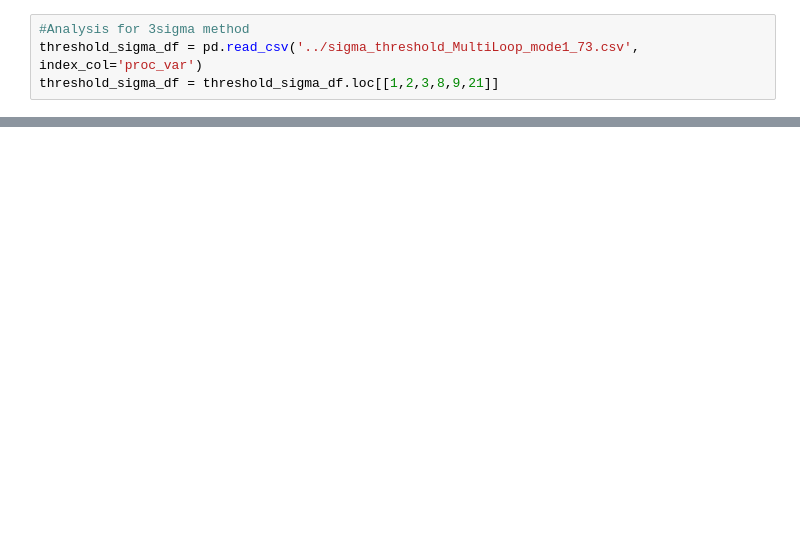
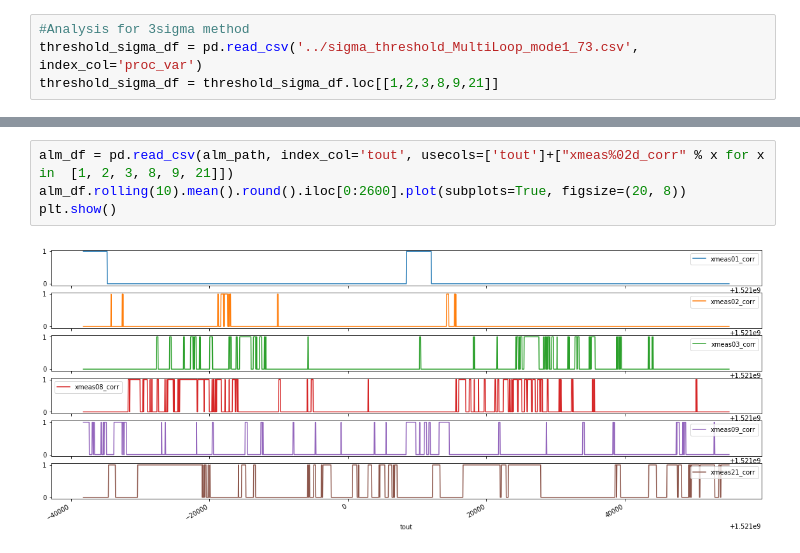
Before and after one commit to ruteee/pesquisa, a Jupyter notebook: Notebooks/Process Plot.ipynb, the cells around one changed output, grey strips where cells are left out. Drawn from its saved outputs; the diff is of its cells as text; blank space fills up the shorter version.

```diff
--- a/Notebooks/Process Plot.ipynb
+++ b/Notebooks/Process Plot.ipynb
@@ -60,3 +63,9 @@ plt.show()
+# %%
+alm_df = pd.read_csv(alm_path, index_col='tout', usecols=['tout']+["xmeas%02d_corr" % x for x in  [1, 2, 3, 8, 9, 21]])
+alm_df.rolling(10).mean().round().iloc[0:2600].plot(subplots=True, figsize=(20, 8))
+plt.show()
+# %% [output]
+[figure, added]
 # %%
 #Plot vars 3sigma method
 proc_df = pd.read_csv(proc_path, index_col='tout', usecols=['tout']+["xmeas%02d" % x for x in  [1,2,3,8,9,21]])
```
Also changed, not shown: parts of 6 cells of this notebook, 13 other files.
